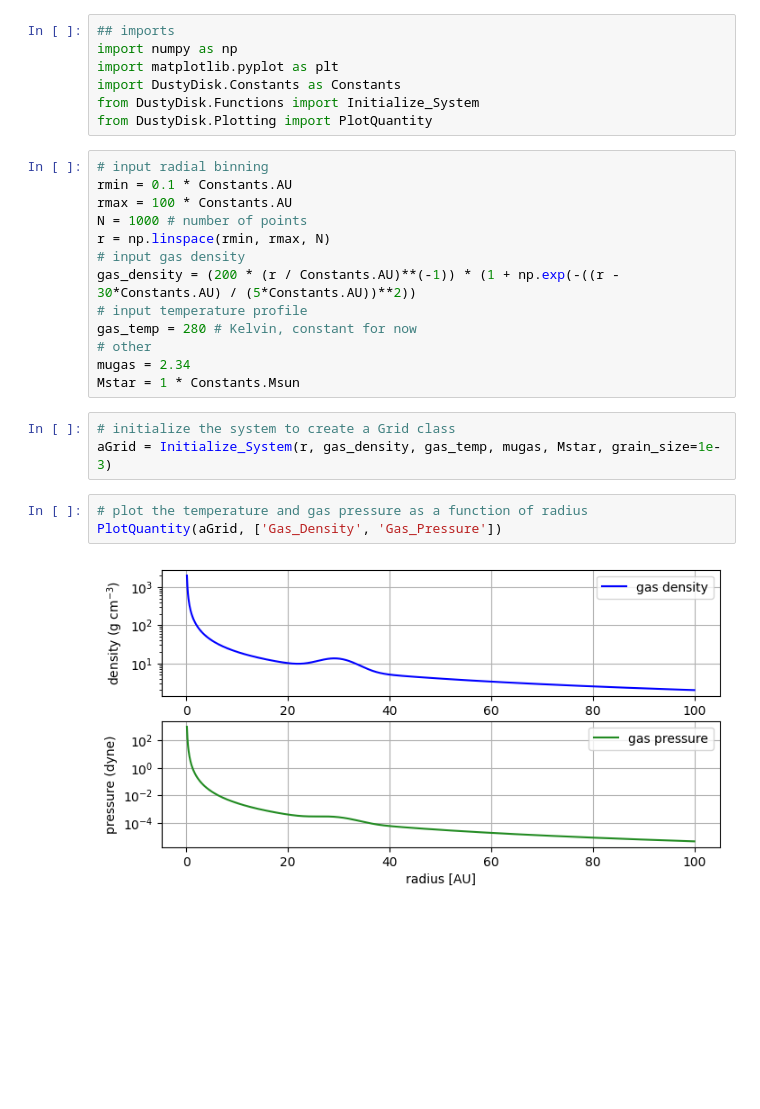
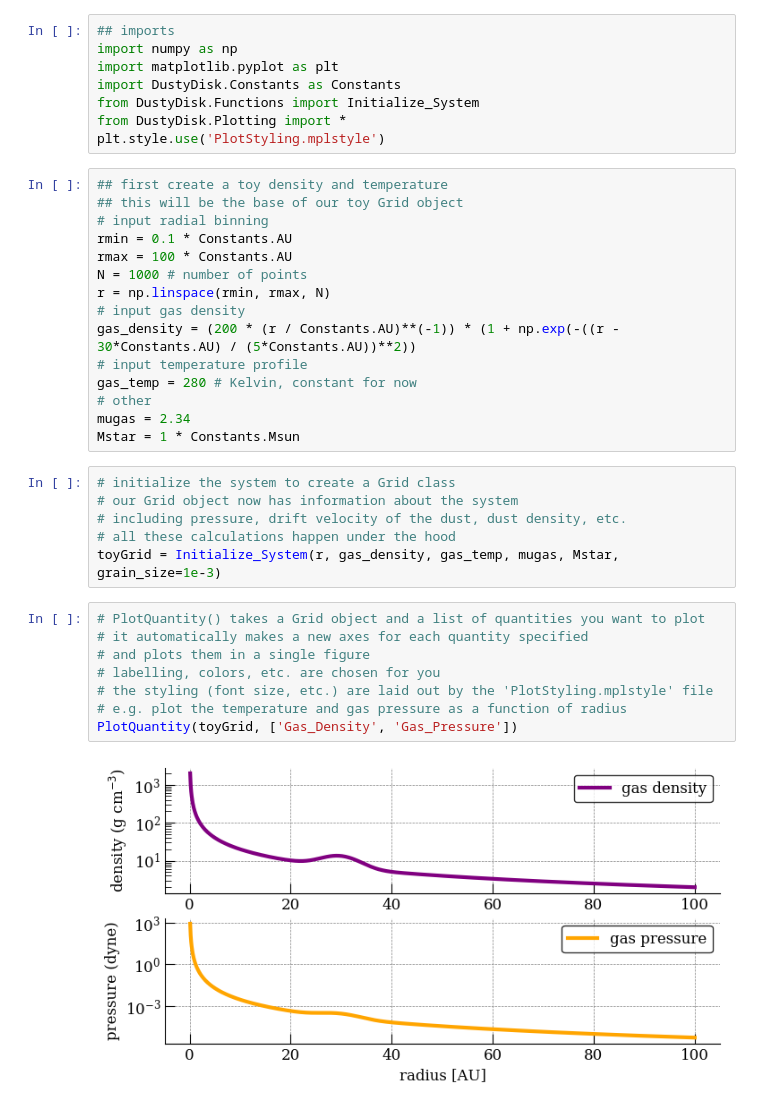
Before and after one commit to miranda-pikus/DustyDisk, a Jupyter notebook: ExampleTutorial.ipynb, the cells around one changed output. Drawn from its saved outputs; the diff is of its cells as text; blank space fills up the shorter version.

Commit message:
added 2D plotting function and added comments to tutorial jupyter notebook

```diff
--- a/ExampleTutorial.ipynb
+++ b/ExampleTutorial.ipynb
@@ -4,8 +4,11 @@ import numpy as np
 import matplotlib.pyplot as plt
 import DustyDisk.Constants as Constants
 from DustyDisk.Functions import Initialize_System
-from DustyDisk.Plotting import PlotQuantity
+from DustyDisk.Plotting import *
+plt.style.use('PlotStyling.mplstyle')
 # %%
+## first create a toy density and temperature
+## this will be the base of our toy Grid object
 # input radial binning
 rmin = 0.1 * Constants.AU
 rmax = 100 * Constants.AU
@@ -20,9 +23,17 @@ mugas = 2.34
 Mstar = 1 * Constants.Msun
 # %%
 # initialize the system to create a Grid class
-aGrid = Initialize_System(r, gas_density, gas_temp, mugas, Mstar, grain_size=1e-3)
+# our Grid object now has information about the system
+# including pressure, drift velocity of the dust, dust density, etc.
+# all these calculations happen under the hood
+toyGrid = Initialize_System(r, gas_density, gas_temp, mugas, Mstar, grain_size=1e-3)
 # %%
-# plot the temperature and gas pressure as a function of radius
-PlotQuantity(aGrid, ['Gas_Density', 'Gas_Pressure'])
+# PlotQuantity() takes a Grid object and a list of quantities you want to plot
+# it automatically makes a new axes for each quantity specified
+# and plots them in a single figure
+# labelling, colors, etc. are chosen for you
+# the styling (font size, etc.) are laid out by the 'PlotStyling.mplstyle' file
+# e.g. plot the temperature and gas pressure as a function of radius
+PlotQuantity(toyGrid, ['Gas_Density', 'Gas_Pressure'])
 # %% [output]
-[figure, old version]
+[figure, new version]
```
Also changed, not shown: parts of 2 cells of this notebook, 10 other files.
